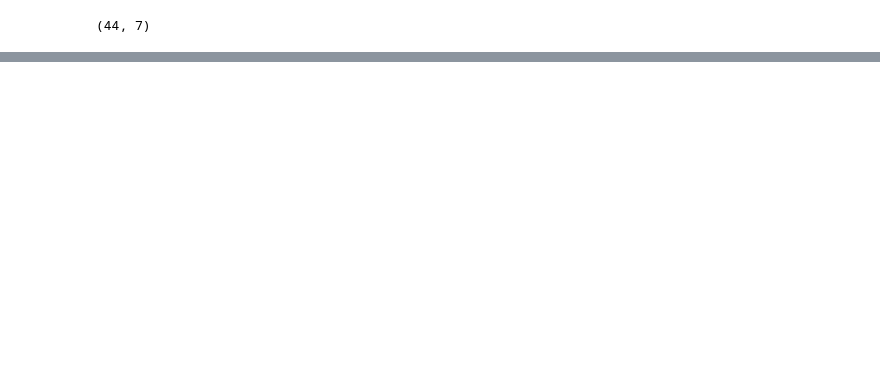
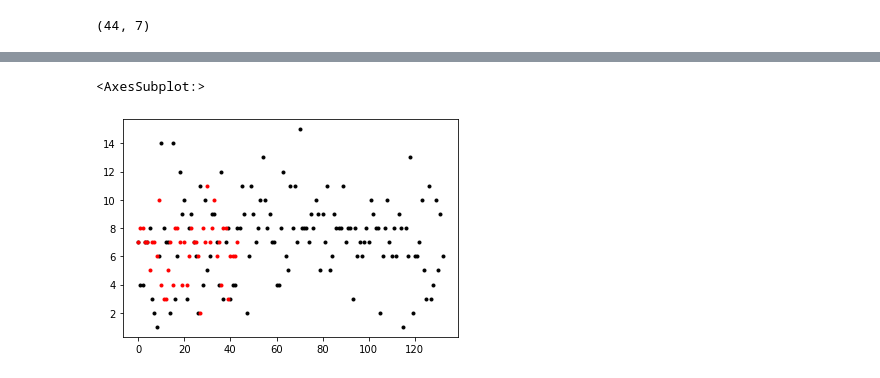
Before and after one commit to adalbertodev/Newspaper_ETL, a Jupyter notebook: notebooks/pandas_transformation.ipynb, the cells around one changed output, grey strips where cells are left out. Saved outputs shown, nothing was run; the diff lists cells and outputs as text; code cells hidden in the pictures; blank space fills up the shorter version.

```diff
--- a/notebooks/pandas_transformation.ipynb
+++ b/notebooks/pandas_transformation.ipynb
@@ -223,0 +226,3 @@ el_universal.shape
+# %%
+clean_eluniversal = pd.read_csv('../output/processed/clean_eluniversal_2022-12-11_articles.csv')
+clean_elpais = pd.read_csv('../output/processed/clean_elpais_2022-12-11_articles.csv')
@@ -223,0 +261,6 @@ el_universal.shape
+# %%
+clean_elpais['n_tokens_title'].plot(style= 'k.')
+clean_eluniversal['n_tokens_title'].plot(style= 'r.')
+# %% [output]
+<AxesSubplot:>
+[figure, added]
```
Also changed, not shown: parts of 9 cells of this notebook, 20 other files.
